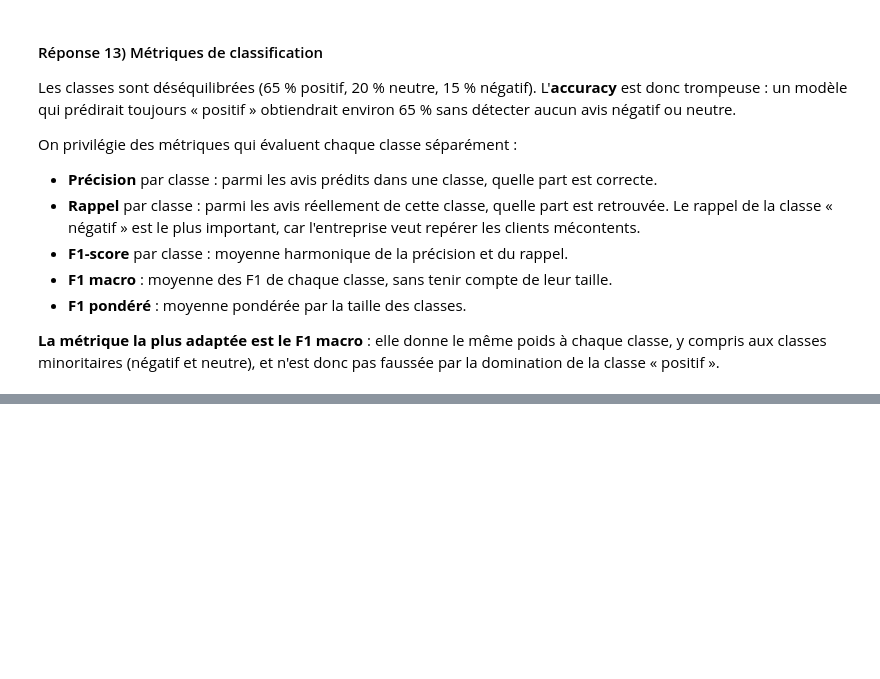
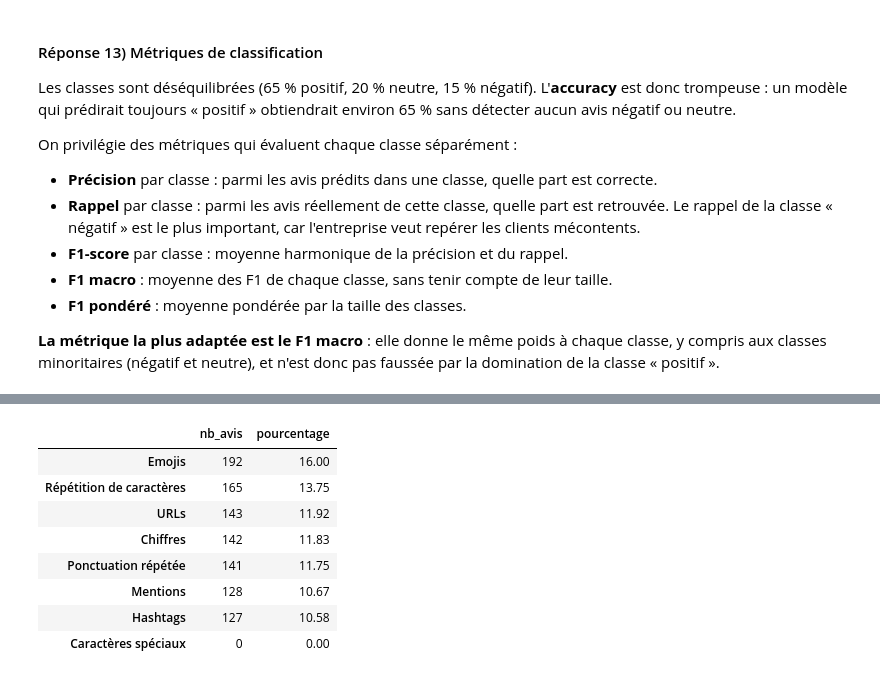
Before and after one commit to galassmyname/Atelier-donnes-textuelles, a Jupyter notebook: atelier_prepa_donnees_textuelles/notebooks/atelier_prepa_donnees_textuelles.ipynb, the cells around one changed output, grey strips where cells are left out. Drawn from its saved outputs; the diff is of its cells as text; code cells hidden in the pictures; blank space fills up the shorter version.

Commit message:
Détecter les caractères particuliers

```diff
--- a/atelier_prepa_donnees_textuelles/notebooks/atelier_prepa_donnees_textuelles.ipynb
+++ b/atelier_prepa_donnees_textuelles/notebooks/atelier_prepa_donnees_textuelles.ipynb
@@ -368,0 +375,39 @@ On privilégie des métriques qui évaluent chaque classe séparément :
+# %%
+# Motifs supplémentaires
+pat_chiffres = r"\d"
+pat_special = r"[^\w\s.,;:!?'’\"()\-]"   # tout sauf lettres, chiffres, espaces, ponctuation courante
+
+# Texte débarrassé des éléments déjà comptés, pour ne garder que les caractères spéciaux "restants"
+txt_sans_autres = (
+    txt.str.replace(pat_url, " ", regex=True, case=False)
+       .str.replace(pat_mention, " ", regex=True)
+       .str.replace(pat_hashtag, " ", regex=True)
+       .str.replace(pat_emoji, " ", regex=True)
+)
+
+caracteres_particuliers = {
+    "Emojis":                 txt.str.contains(pat_emoji, regex=True),
+    "URLs":                   txt.str.contains(pat_url, regex=True, case=False),
+    "Hashtags":               txt.str.contains(pat_hashtag, regex=True),
+    "Mentions":               txt.str.contains(pat_mention, regex=True),
+    "Chiffres":               txt.str.contains(pat_chiffres, regex=True),
+    "Caractères spéciaux":    txt_sans_autres.str.contains(pat_special, regex=True),
+    "Ponctuation répétée":    txt.str.contains(pat_ponct, regex=True),
+    "Répétition de caractères": txt.str.contains(pat_repet, regex=True),
+}
+
+resume_caracteres = pd.DataFrame({
+    "nb_avis": {k: int(m.sum()) for k, m in caracteres_particuliers.items()}
+})
+resume_caracteres["pourcentage"] = (resume_caracteres["nb_avis"] / len(df) * 100).round(2)
+resume_caracteres.sort_values("nb_avis", ascending=False)
+# %% [output]
+|  | nb_avis | pourcentage |
+| Emojis | 192 | 16.00 |
+| Répétition de caractères | 165 | 13.75 |
+| URLs | 143 | 11.92 |
+| Chiffres | 142 | 11.83 |
+| Ponctuation répétée | 141 | 11.75 |
+| Mentions | 128 | 10.67 |
+| Hashtags | 127 | 10.58 |
+| Caractères spéciaux | 0 | 0.00 |
```
Also changed, not shown: parts of 1 cell of this notebook.
